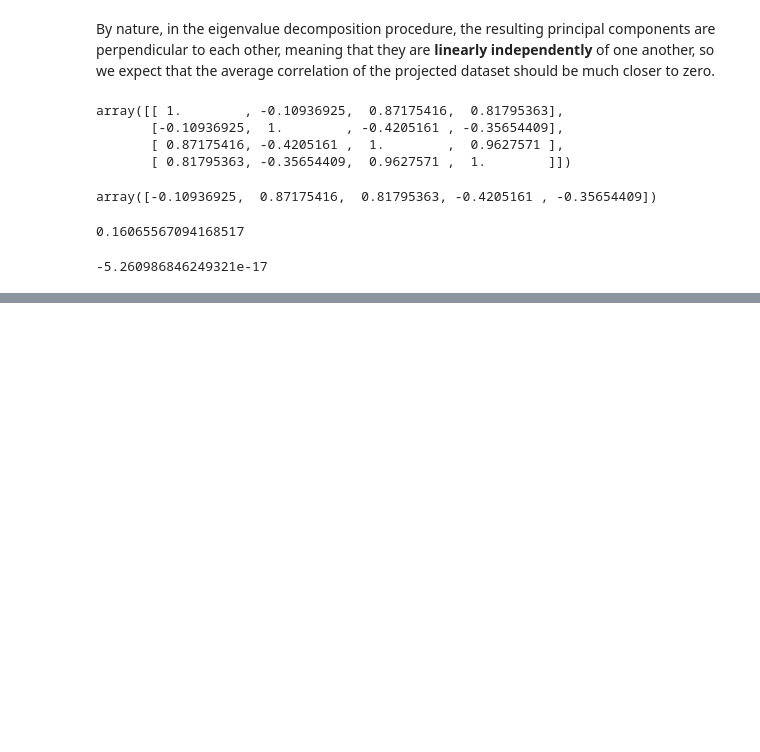
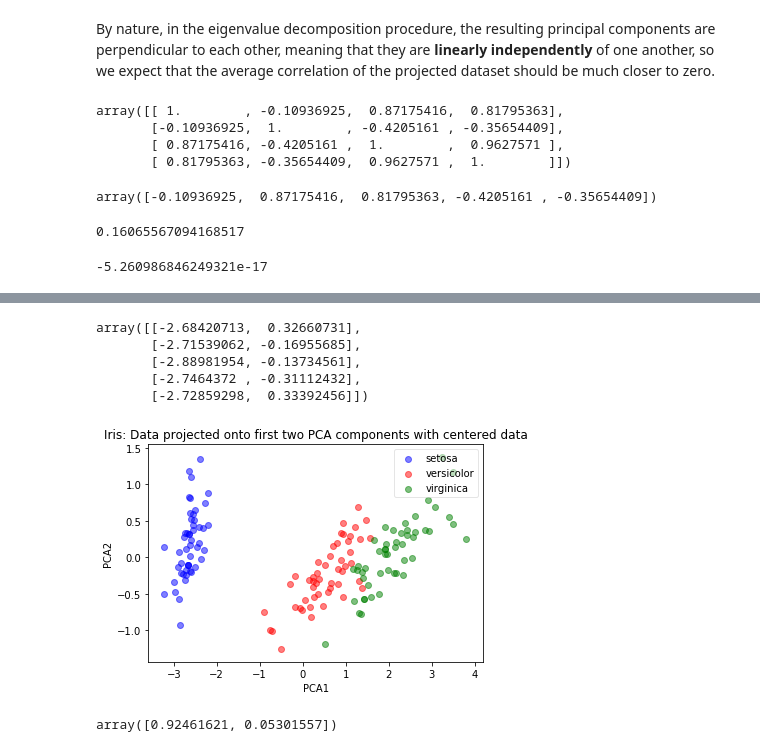
Before and after one commit to yungshun317/feature-transformation, a Jupyter notebook: the_iris_dataset.ipynb, the cells around one changed output, grey strips where cells are left out. Drawn from its saved outputs; the diff is of its cells as text; code cells hidden in the pictures; blank space fills up the shorter version.

```diff
--- a/the_iris_dataset.ipynb
+++ b/the_iris_dataset.ipynb
@@ -238,0 +271,21 @@ np.corrcoef(pca_iris.T)[[0, 0, 0, 1, 1], [1, 2, 3, 2, 3]].mean()
+# %%
+# Same projection when data are centered because PCA does this automatically
+pca.transform(X_centered)[:5,]
+# %% [output]
+array([[-2.68420713,  0.32660731],
+       [-2.71539062, -0.16955685],
+       [-2.88981954, -0.13734561],
+       [-2.7464372 , -0.31112432],
+       [-2.72859298,  0.33392456]])
+# %%
+# Plot PCA projection of centered data, same as previous PCA projected data
+plot(pca.transform(X_centered), iris_y, "Iris: Data projected onto first two PCA components with centered data", "PCA1", "PCA2")
+# %% [output]
+[figure, added]
+# %%
+# Percentage of variance in data explained by each component
+pca.explained_variance_ratio_
+# Matrices have the same covariance matrix as their centered counterparts. If two matrices have
+# the same covariance matrix, then they will have the same eigenvalue decomposition.
+# %% [output]
+array([0.92461621, 0.05301557])
```
Also changed, not shown: parts of 13 cells of this notebook.
